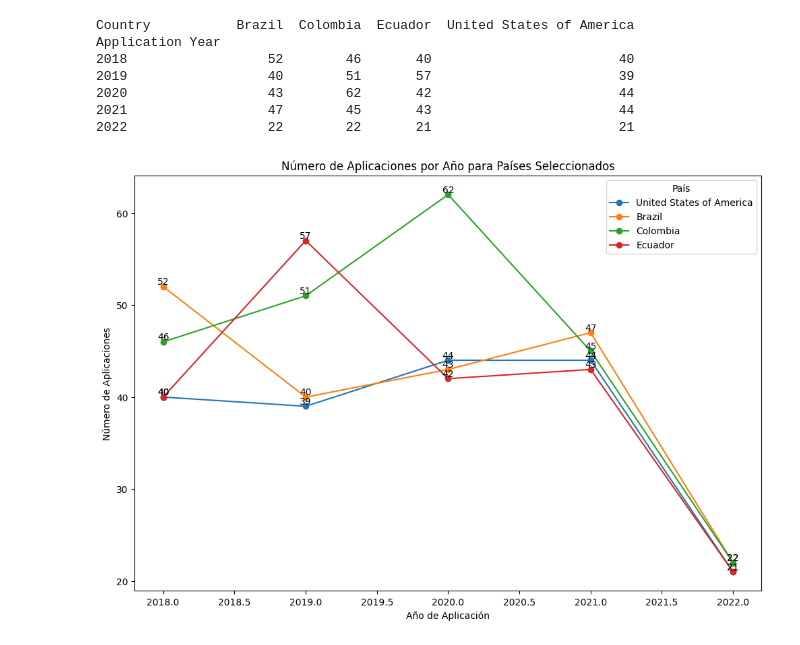
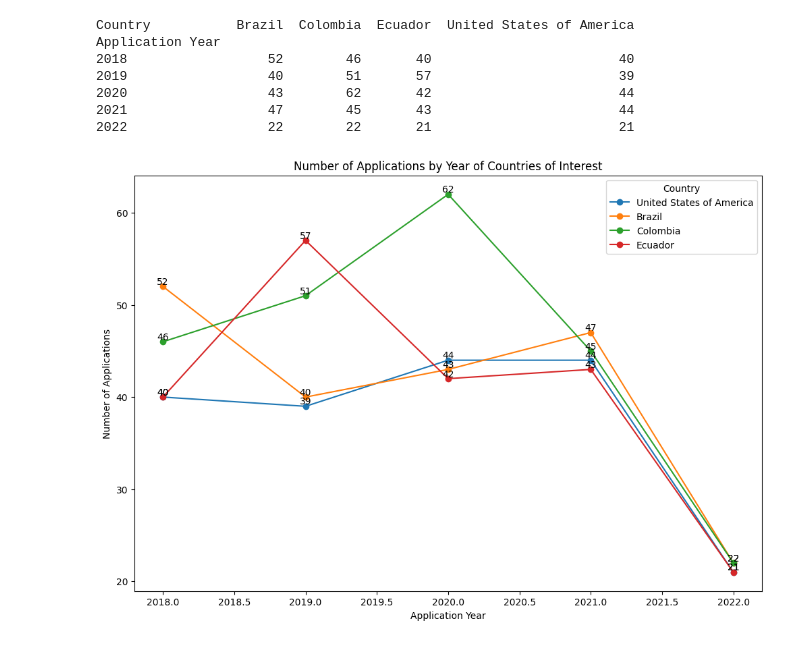
Before and after one commit to JuanmaLopi/WorkShop_01, a Jupyter notebook: NoteBooks/Data_Analysis.ipynb, the cells around one changed output. Cells and saved outputs as stored; diff of their text form; code cells hidden in the pictures.

```diff
--- a/NoteBooks/Data_Analysis.ipynb
+++ b/NoteBooks/Data_Analysis.ipynb
@@ -183,13 +183,13 @@ Application Year
 # %%
 plt.figure(figsize=(12, 8))
 for country in countries_of_interest:
     plt.plot(applications_per_year_country.index, applications_per_year_country[country], marker='o', label=country)
     for year, value in zip(applications_per_year_country.index, applications_per_year_country[country]):
         plt.text(year, value, str(value), va='bottom', ha='center')
-plt.xlabel('Año de Aplicación')
-plt.ylabel('Número de Aplicaciones')
-plt.title('Número de Aplicaciones por Año para Países Seleccionados')
-plt.legend(title='País')
+plt.xlabel('Application Year')
+plt.ylabel('Number of Applications')
+plt.title('Number of Applications by Year of Countries of Interest')
+plt.legend(title='Country')
 plt.show()
 # %% [output]
-[figure, old version]
+[figure, new version]
```
Also changed, not shown: parts of 2 cells of this notebook, 5 other files.
